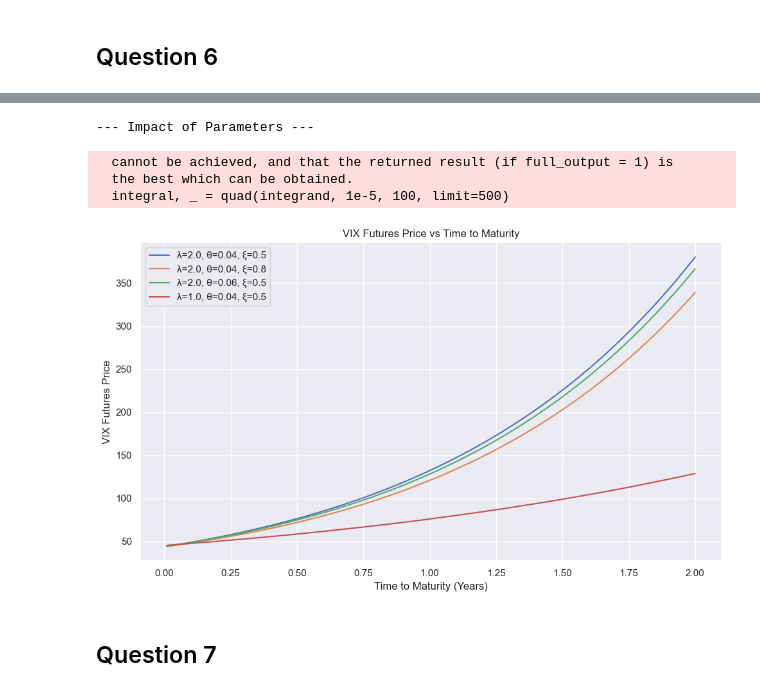
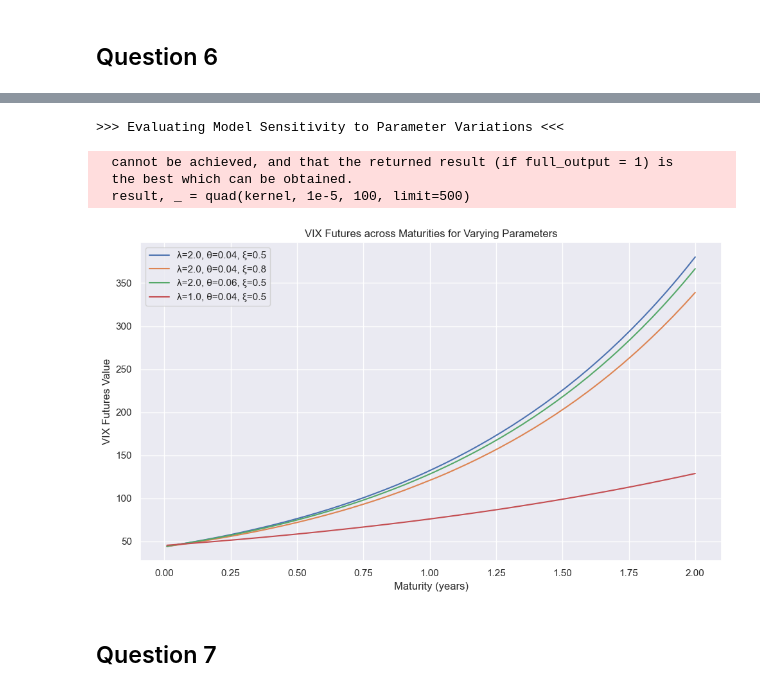
Before and after one commit to arthurdhonneur7/derivatives_project, a Jupyter notebook: project.ipynb, the cells around one changed output, grey strips where cells are left out. Cells and saved outputs as stored; diff of their text form; code cells hidden in the pictures.

```diff
--- a/project.ipynb
+++ b/project.ipynb
@@ -81,36 +101,54 @@ plt.show()
 # %%
-print("--- Impact of Parameters ---")
-Vt = 0.4
-parameter_sets = [
-    (2.0, 0.04, 0.5),  # baseline
-    (2.0, 0.04, 0.8),   # higher xi
-    (2.0, 0.06, 0.5),  # higher theta
-    (1.0, 0.04, 0.5)  # lower lambda
+# --- Analysis of VIX futures under different model configurations ---
+
+print(">>> Evaluating Model Sensitivity to Parameter Variations <<<")
+
+# Fixed starting variance
+base_volatility = 0.40
+
+# Define parameter scenarios: (lambda, theta, xi)
+scenarios = [
+    (2.0, 0.04, 0.5),   # baseline
+    (2.0, 0.04, 0.8),   # increased vol-of-vol
+    (2.0, 0.06, 0.5),   # elevated mean reversion level
+    (1.0, 0.04, 0.5)    # slower mean reversion rate
 ]
 
-results = {}
-for lam, theta, xi in parameter_sets:
-    prices = [vix_futures_price(tau, Vt, lam, theta, xi) for tau in taus]
-    results[(lam, theta, xi)] = prices
+# Function to compute futures price series for a parameter scenario
+def generate_price_series(param_tuple, vol_t0, maturities):
+    lam, theta, xi = param_tuple
+    return [
+        price_vix_futures(tau, vol_t0, lam, theta, xi)
+        for tau in maturities
+    ]
 
+# Assemble results
+sensitivity_curves = {
+    params: generate_price_series(params, base_volatility, maturity_horizons)
+    for params in scenarios
+}
+
+# Plot configuration
 plt.figure(figsize=(10, 6))
-for key, prices in results.items():
-    label = f"λ={key[0]}, θ={key[1]}, ξ={key[2]}"
-    plt.plot(taus, prices, label=label)
-plt.xlabel("Time to Maturity (Years)")
-plt.ylabel("VIX Futures Price")
-plt.title("VIX Futures Price vs Time to Maturity")
+for params, curve in sensitivity_curves.items():
+    lam, theta, xi = params
+    label_str = f"λ={lam}, θ={theta}, ξ={xi}"
+    plt.plot(maturity_horizons, curve, label=label_str)
+
+plt.xlabel("Maturity (years)")
+plt.ylabel("VIX Futures Value")
+plt.title("VIX Futures across Maturities for Varying Parameters")
 plt.legend()
 plt.grid(True)
 plt.tight_layout()
-plt.savefig('./plots/Question 6_2.png')
+plt.savefig("./plots/vix_param_sensitivity.png")
 plt.show()
 # %% [output]
---- Impact of Parameters ---
+>>> Evaluating Model Sensitivity to Parameter Variations <<<
   cannot be achieved, and that the returned result (if full_output = 1) is
   the best which can be obtained.
-  integral, _ = quad(integrand, 1e-5, 100, limit=500)
+  result, _ = quad(kernel, 1e-5, 100, limit=500)
-[figure, old version]
+[figure, new version]
 # %% [markdown]
 ## Question 7
 # %%
```
Also changed, not shown: parts of 13 cells of this notebook, 6 other files.
